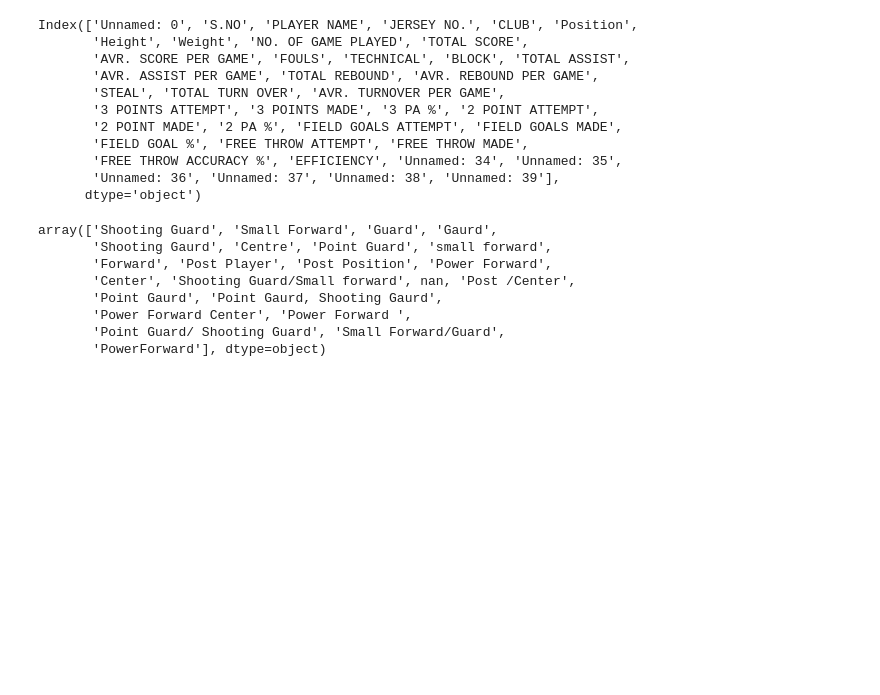
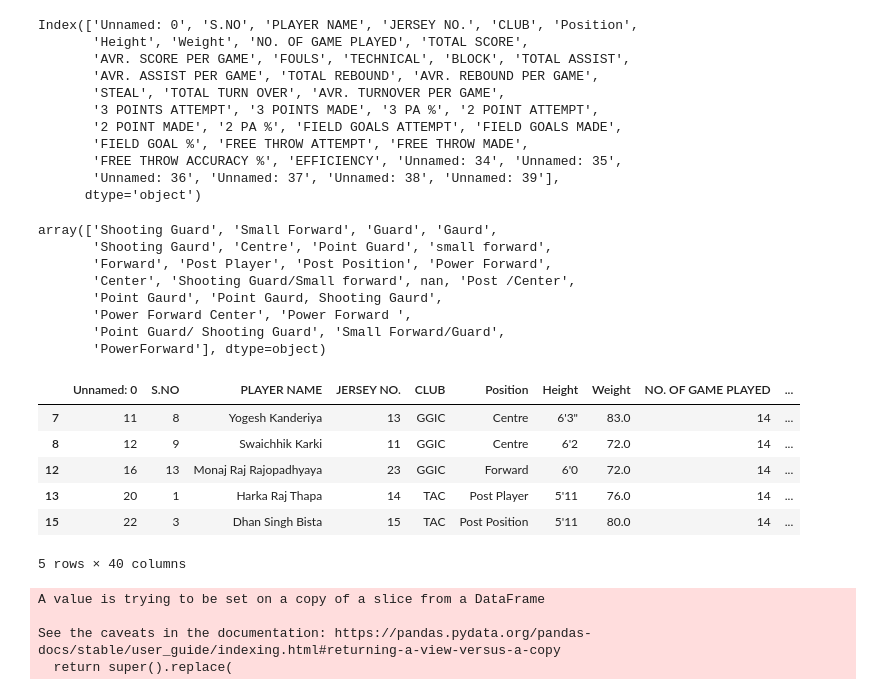
Before and after one commit to aviskarkc10/nepal-basketball-league, a Jupyter notebook: notebooks/Position based analysis.ipynb, the cells around one changed output. Cells and saved outputs as stored; diff of their text form; code cells hidden in the pictures; blank space fills up the shorter version.

```diff
--- a/notebooks/Position based analysis.ipynb
+++ b/notebooks/Position based analysis.ipynb
@@ -41,0 +48,21 @@ array(['Shooting Guard', 'Small Forward', 'Guard', 'Gaurd',
+# %%
+front_court_players = df.loc[df['Position'].isin(front_court)]
+
+front_court_players.head()
+# %% [output]
+|  | Unnamed: 0 | S.NO | PLAYER NAME | JERSEY NO. | CLUB | Position | Height | Weight | NO. OF GAME PLAYED | ... |
+| 7 | 11 | 8 | Yogesh Kanderiya | 13 | GGIC | Centre | 6'3" | 83.0 | 14 | ... |
+| 8 | 12 | 9 | Swaichhik Karki | 11 | GGIC | Centre | 6'2 | 72.0 | 14 | ... |
+| 12 | 16 | 13 | Monaj Raj Rajopadhyaya | 23 | GGIC | Forward | 6'0 | 72.0 | 14 | ... |
+| 13 | 20 | 1 | Harka Raj Thapa | 14 | TAC | Post Player | 5'11 | 76.0 | 14 | ... |
+| 15 | 22 | 3 | Dhan Singh Bista | 15 | TAC | Post Position | 5'11 | 80.0 | 14 | ... |
+5 rows × 40 columns
+# %%
+front_court_players['3 PA %'].replace({'#DIV/0!': 0}, inplace=True)
+front_court_players['2 PA %'].replace({'#DIV/0!': 0}, inplace=True)
+front_court_players['FREE THROW ACCURACY %'].replace({'#DIV/0!': 0}, inplace=True)
+# %% [output]
+A value is trying to be set on a copy of a slice from a DataFrame
+
+See the caveats in the documentation: https://pandas.pydata.org/pandas-docs/stable/user_guide/indexing.html#returning-a-view-versus-a-copy
+  return super().replace(
```
Also changed, not shown: parts of 3 cells of this notebook, 2 other files.
